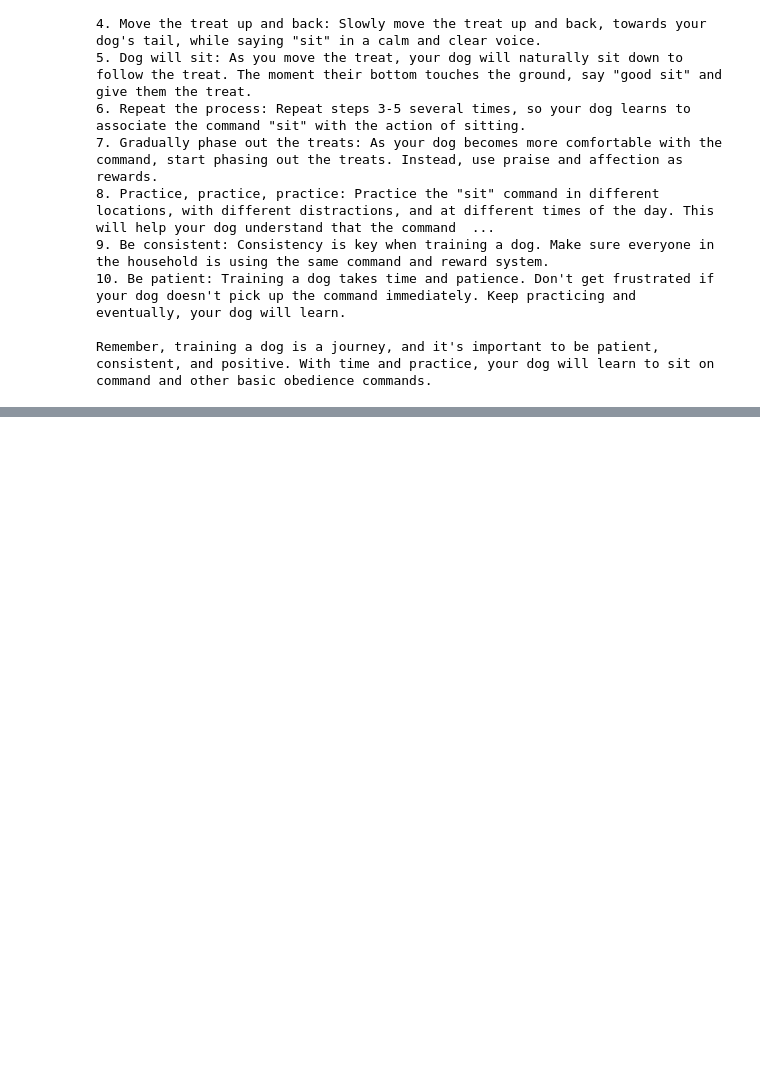
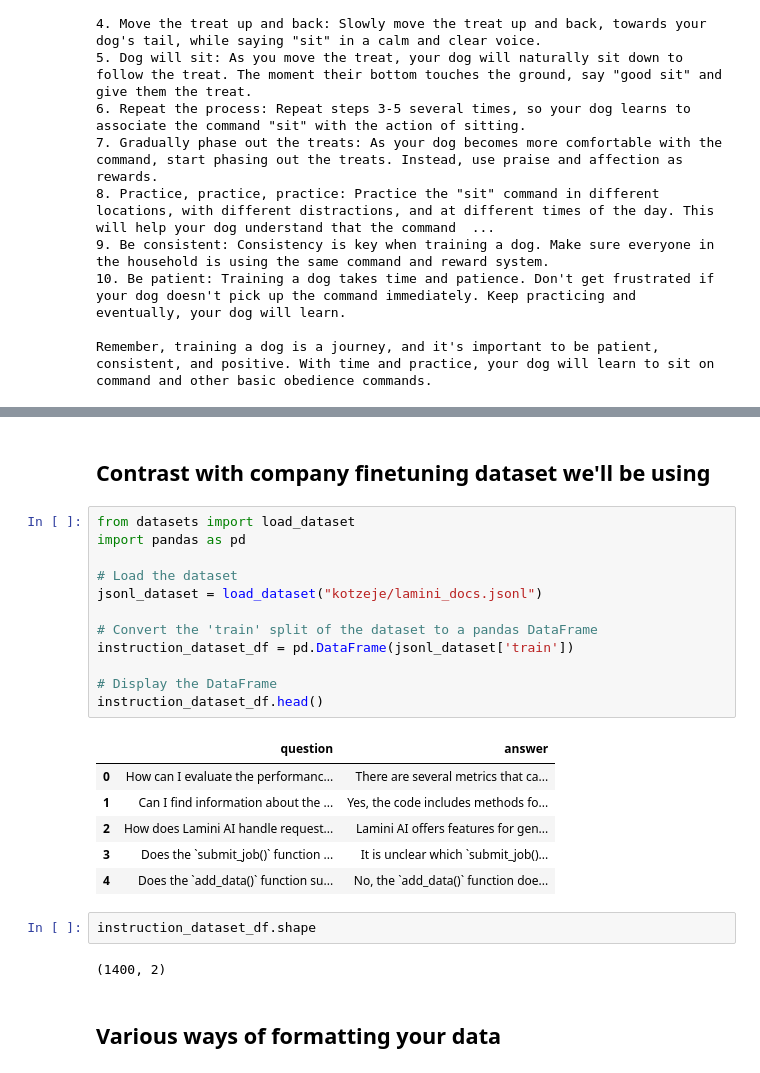
Before and after one commit to AishMe/Finetuning-Llama-LLM, a Jupyter notebook: Finetuning_LLM.ipynb, the cells around one changed output, grey strips where cells are left out. Drawn from its saved outputs; the diff is of its cells as text; blank space fills up the shorter version.

Commit message:
Comparing pretrained and finetuning datasets

```diff
--- a/Finetuning_LLM.ipynb
+++ b/Finetuning_LLM.ipynb
@@ -122,0 +186,27 @@ Remember, training a dog is a journey, and it's important to be patient, consist
+# %% [markdown]
+## **Contrast with company finetuning dataset we'll be using**
+# %%
+from datasets import load_dataset
+import pandas as pd
+
+# Load the dataset
+jsonl_dataset = load_dataset("kotzeje/lamini_docs.jsonl")
+
+# Convert the 'train' split of the dataset to a pandas DataFrame
+instruction_dataset_df = pd.DataFrame(jsonl_dataset['train'])
+
+# Display the DataFrame
+instruction_dataset_df.head()
+# %% [output]
+|  | question | answer |
+| 0 | How can I evaluate the performanc... | There are several metrics that ca... |
+| 1 | Can I find information about the ... | Yes, the code includes methods fo... |
+| 2 | How does Lamini AI handle request... | Lamini AI offers features for gen... |
+| 3 | Does the `submit_job()` function ... | It is unclear which `submit_job()... |
+| 4 | Does the `add_data()` function su... | No, the `add_data()` function doe... |
+# %%
+instruction_dataset_df.shape
+# %% [output]
+(1400, 2)
+# %% [markdown]
+## **Various ways of formatting your data**
```
Also changed, not shown: parts of 18 cells of this notebook.
